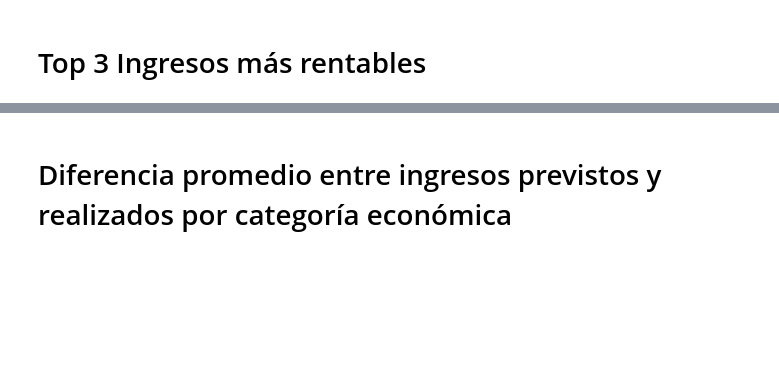
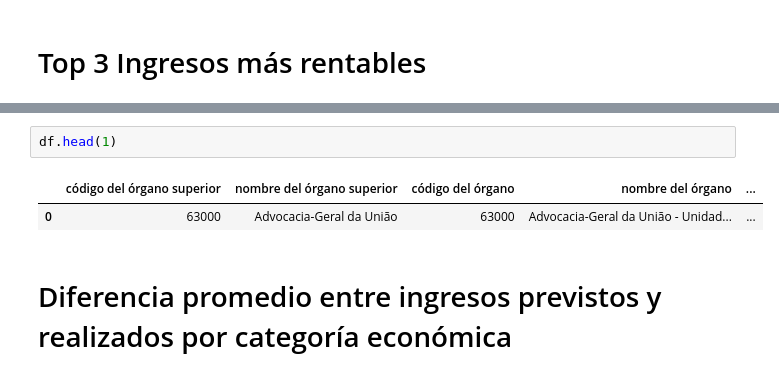
Before and after one commit to apelsito/Proyecto2-EDA-Ingresos-Brasil, a Jupyter notebook: jupyter_notebooks/03_EDA.ipynb, the cells around one changed output, grey strips where cells are left out. Drawn from its saved outputs; the diff is of its cells as text; blank space fills up the shorter version.

```diff
--- a/jupyter_notebooks/03_EDA.ipynb
+++ b/jupyter_notebooks/03_EDA.ipynb
@@ -85,3 +85,8 @@ plt.tight_layout()
+# %%
+df.head(1)
+# %% [output]
+|  | código del órgano superior | nombre del órgano superior | código del órgano | nombre del órgano | ... |
+| 0 | 63000 | Advocacia-Geral da União | 63000 | Advocacia-Geral da União - Unidad... | ... |
 # %% [markdown]
 # Diferencia promedio entre ingresos previstos y realizados por categoría económica
 # %%
```
Also changed, not shown: parts of 6 cells of this notebook, 2 other files.
